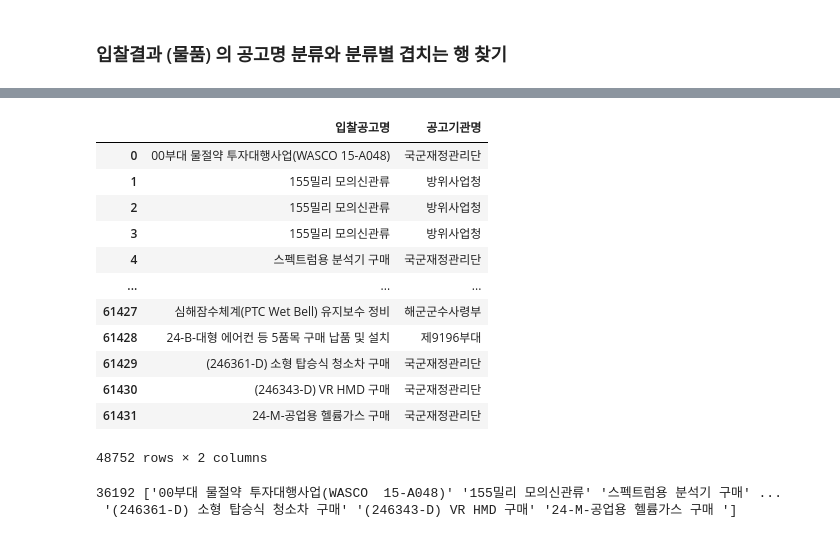
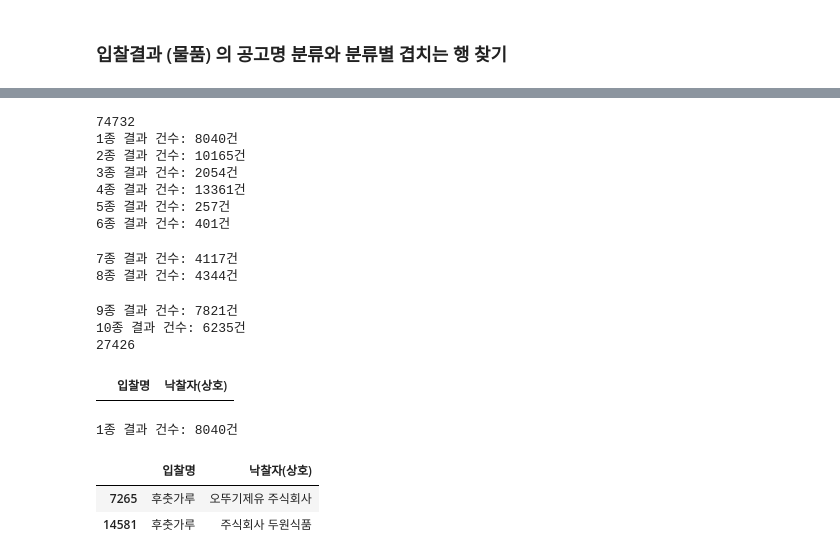
Before and after one commit to joochan0113/theBoram4Jo, a Jupyter notebook: workbook/joochan물품구매분류_함수.ipynb, the cells around one changed output, grey strips where cells are left out. Drawn from its saved outputs; the diff is of its cells as text; code cells hidden in the pictures.

```diff
--- a/workbook/joochan물품구매분류_함수.ipynb
+++ b/workbook/joochan물품구매분류_함수.ipynb
@@ -11,6 +11,7 @@ from konlpy.tag import Okt, Kkma, Komoran
 from collections import Counter
 import pickle
 # %%
-path = 'workbookdata/입찰결과물품_df.csv'
-입찰결과물품df = pd.read_csv(path, encoding='cp949')
-결과_입찰공고명 = 입찰결과물품df.입찰공고명
+# path = 'workbookdata/입찰결과물품_df.csv'
+# 입찰결과물품df = pd.read_csv(path, encoding='cp949')
+PBL_df = pd.read_csv("../경민_workbook/입찰결과data/Total 물품 낙찰 결과.csv", encoding="cp949")
+입찰결과물품df = PBL_df.drop(['참가수', '공고번호', '공고차수', '판단번호', '항목번호', '업무구분', '개찰일시', '낙찰자(업체코드)', '낙찰자(상호)', '낙찰자(영문상호)', '낙찰자(대표자)', '낙찰자(연락처)','ss', '낙찰자(연락처).1', '낙찰자(주소)', '낙찰률', ' 낙찰금액 '], axis=1)
@@ -153,32 +285,42 @@ checkDuplicatesInBidName('4종', '8종')
 # 원본에서 각 종류를 제외한 표
 def remaining_df(original_df, categorized_df):
     result_df = original_df[~original_df.index.isin(categorized_df.index)]
-    result_df = result_df[['입찰공고명', '공고기관명']]
+    result_df = result_df[['입찰명', '발주기관','낙찰자(상호)']]
     return result_df
 # %%
-현재구분된종제외df = remaining_df(입찰결과물품df, 일종)
-현재구분된종제외df = remaining_df(현재구분된종제외df, 사종)
-현재구분된종제외df = remaining_df(현재구분된종제외df, 팔종)
+print(len(PBL_df))
+현재구분된종제외df = remaining_df(PBL_df, categorizeBig(PBL_df, '1종'))
+for i in range(2,11):
+    현재구분된종제외df = remaining_df(현재구분된종제외df, categorizeBig(PBL_df, f'{i}종'))
+
+output_path = os.path.join(folder_path, '현재구분된종제외DF.csv')
+현재구분된종제외df.to_csv(output_path, encoding='cp949')
+print(len(현재구분된종제외df))
 현재구분된종제외df
+
+현재구분된종제외df[현재구분된종제외df['발주기관']=='급식유류계약팀'][['입찰명','낙찰자(상호)']]
 # %% [output]
+74732
+1종 결과 건수: 8040건
+2종 결과 건수: 10165건
+3종 결과 건수: 2054건
+4종 결과 건수: 13361건
+5종 결과 건수: 257건
+6종 결과 건수: 401건
+7종 결과 건수: 4117건
+8종 결과 건수: 4344건
+9종 결과 건수: 7821건
+10종 결과 건수: 6235건
+27426
-|  | 입찰공고명 | 공고기관명 |
-| 0 | 00부대 물절약 투자대행사업(WASCO 15-A048) | 국군재정관리단 |
-| 1 | 155밀리 모의신관류 | 방위사업청 |
-| 2 | 155밀리 모의신관류 | 방위사업청 |
-| 3 | 155밀리 모의신관류 | 방위사업청 |
-| 4 | 스펙트럼용 분석기 구매 | 국군재정관리단 |
-| ... | ... | ... |
-| 61427 | 심해잠수체계(PTC Wet Bell) 유지보수 정비 | 해군군수사령부 |
-| 61428 | 24-B-대형 에어컨 등 5품목 구매 납품 및 설치 | 제9196부대 |
-| 61429 | (246361-D) 소형 탑승식 청소차 구매 | 국군재정관리단 |
-| 61430 | (246343-D) VR HMD 구매 | 국군재정관리단 |
-| 61431 | 24-M-공업용 헬륨가스 구매 | 국군재정관리단 |
+|  | 입찰명 | 낙찰자(상호) |
-48752 rows × 2 columns
 # %%
-print(len(현재구분된종제외df.입찰공고명.unique()), 현재구분된종제외df.입찰공고명.unique())
+cat1 = categorizeBig(PBL_df, '1종')
+cat1[cat1['입찰명']=='후춧가루'][['입찰명','낙찰자(상호)']]
 # %% [output]
-36192 ['00부대 물절약 투자대행사업(WASCO  15-A048)' '155밀리 모의신관류' '스펙트럼용 분석기 구매' ...
- '(246361-D) 소형 탑승식 청소차 구매' '(246343-D) VR HMD 구매' '24-M-공업용 헬륨가스 구매 ']
+1종 결과 건수: 8040건
+|  | 입찰명 | 낙찰자(상호) |
+| 7265 | 후춧가루 | 오뚜기제유 주식회사 |
+| 14581 | 후춧가루 | 주식회사 두원식품 |
 # %%
 folder_path = 'workbookdata'
 
```
Also changed, not shown: parts of 9 cells of this notebook, 11 other files.
